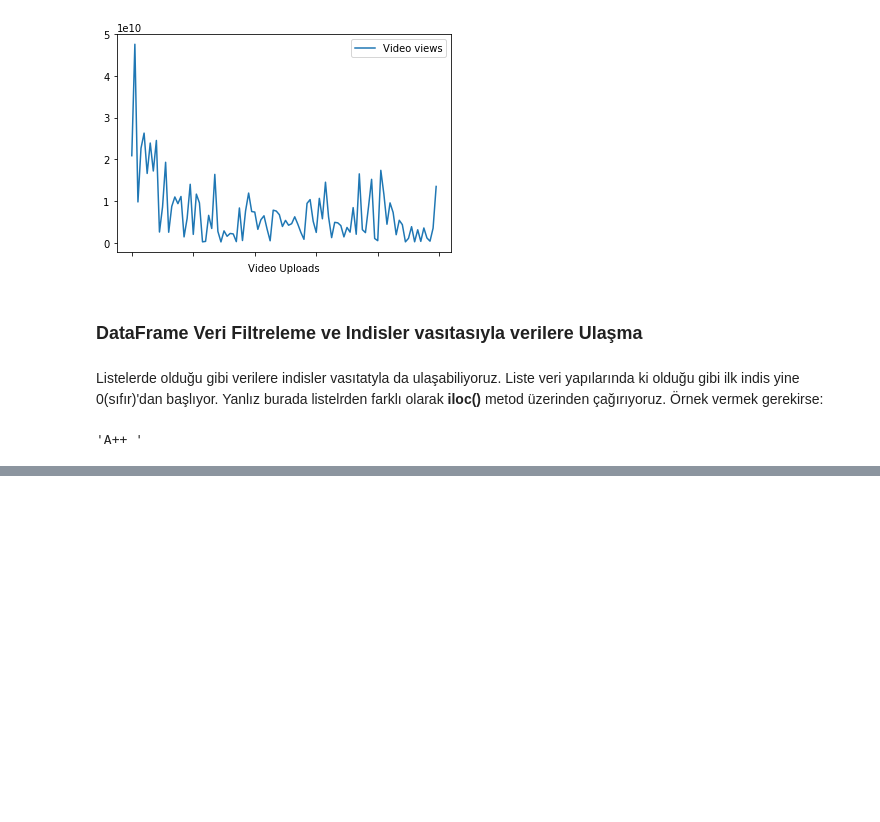
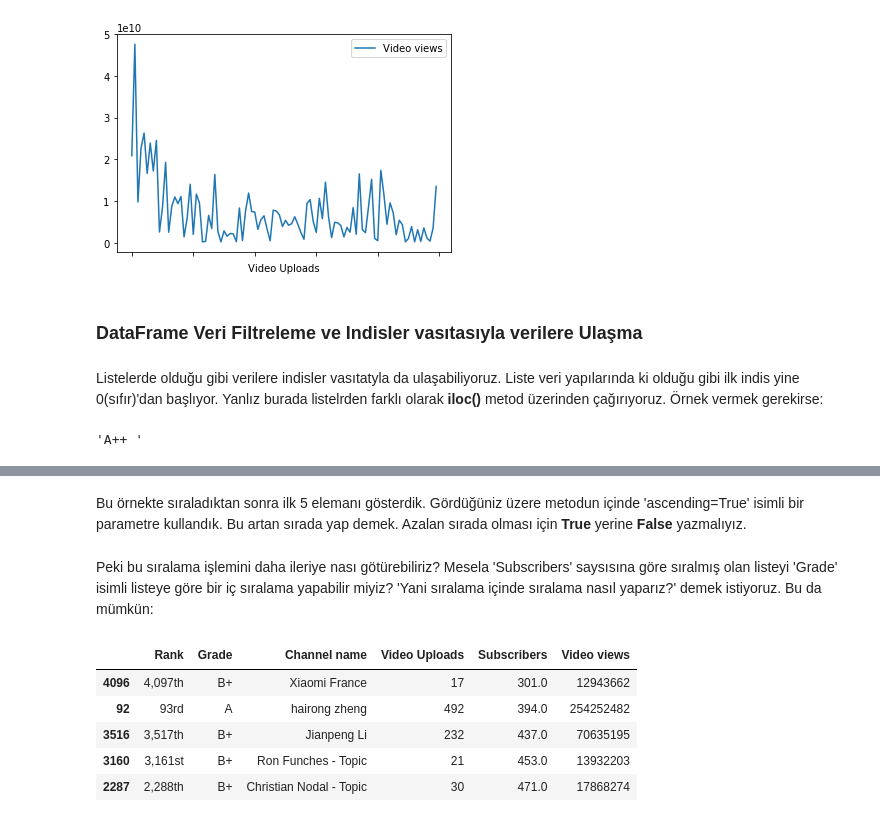
Before and after one commit to EnginKan/IleriKodlama, a Jupyter notebook: Pandas_Modülü_Giris.ipynb, the cells around one changed output, grey strips where cells are left out. Drawn from its saved outputs; the diff is of its cells as text; code cells hidden in the pictures; blank space fills up the shorter version.

```diff
--- a/Pandas_Modülü_Giris.ipynb
+++ b/Pandas_Modülü_Giris.ipynb
@@ -129,0 +206,16 @@ Bu örnekte verimizn birinci satırndaki 2. kolondaki veriyi çekmiş olduk.
+# %% [markdown]
+Bu örnekte sıraladıktan sonra ilk 5 elemanı gösterdik. Gördüğüniz üzere metodun içinde 'ascending=True'
+isimli bir parametre kullandık. Bu artan sırada yap demek. Azalan sırada olması için __True__ yerine __False__
+yazmalıyız.
+# %% [markdown]
+Peki bu sıralama işlemini daha ileriye nası götürebiliriz? Mesela 'Subscribers' saysısına göre sıralmış olan listeyi
+'Grade' isimli listeye göre bir iç sıralama yapabilir miyiz? 'Yani sıralama içinde sıralama nasıl yaparız?' demek istiyoruz. Bu da mümkün:
+# %%
+df.sort_values(by=['Subscribers','Rank'],ascending=[True,False]).head(5)
+# %% [output]
+|  | Rank | Grade | Channel name | Video Uploads | Subscribers | Video views |
+| 4096 | 4,097th | B+ | Xiaomi France | 17 | 301.0 | 12943662 |
+| 92 | 93rd | A | hairong zheng | 492 | 394.0 | 254252482 |
+| 3516 | 3,517th | B+ | Jianpeng Li | 232 | 437.0 | 70635195 |
+| 3160 | 3,161st | B+ | Ron Funches - Topic | 21 | 453.0 | 13932203 |
+| 2287 | 2,288th | B+ | Christian Nodal - Topic | 30 | 471.0 | 17868274 |
```
Also changed, not shown: parts of 20 cells of this notebook.
